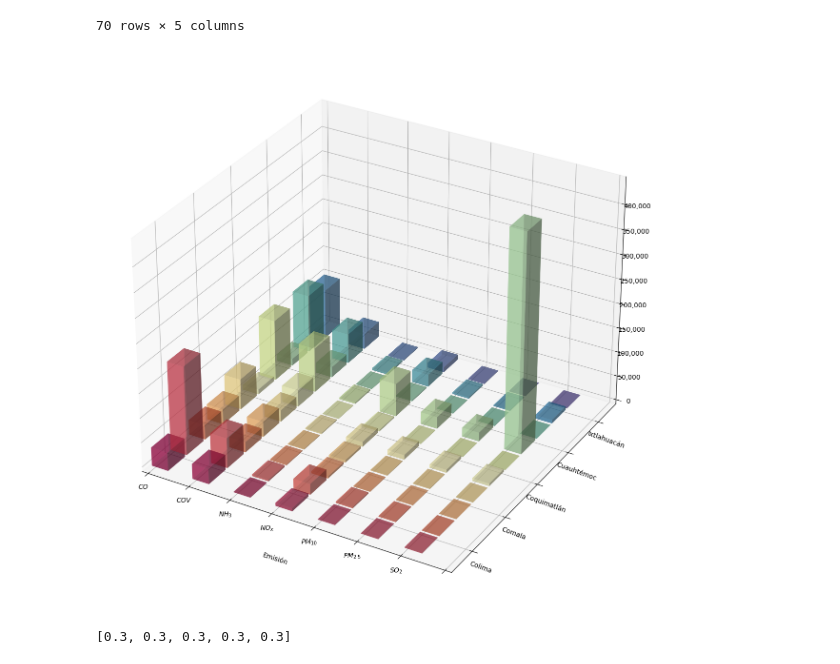
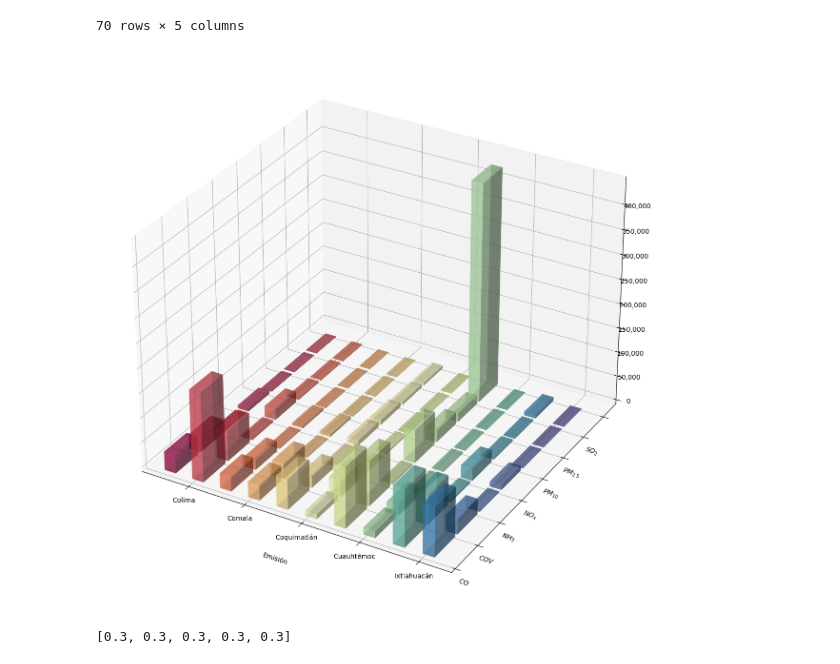
Before and after one commit to pcorner10/pronaces_analisis, a Jupyter notebook: INEM.ipynb, the cells around one changed output. Cells and saved outputs as stored; diff of their text form; code cells hidden in the pictures.

```diff
--- a/INEM.ipynb
+++ b/INEM.ipynb
@@ -716,39 +724,39 @@ depth = 0.9
 colors = [plt.cm.Spectral(each) for each in np.linspace(0, 1, 70)]
 
 
 ax1.bar3d(
+       mun_colima_grouped["y"],
        mun_colima_grouped["x"],
-       mun_colima_grouped["y"],
        bottom, width, depth,
        mun_colima_grouped["emisiones"],
        shade=True,
        color=colors,
        alpha=0.5)
 
 ax1.zaxis.set_major_formatter(ticker.FuncFormatter(lambda x, pos: '{:,.0f}'.format(x)))
 
 # replace set_xticklabels "nom_mun"
 # if Armería is the first mun, then xticks = 1, 2, 3, 4, 5, 6, 7, 8, 9, 10, 11, 12
 
-ax1.set_xticklabels(mun_colima_grouped["emision"].unique())
-ax1.set_xlim(1, 8)
+ax1.set_xticklabels(mun_colima_grouped["nom_mun"].unique())
+#ax1.set_xlim(1, 11)
 #
 ## replace yticks by mun_colima_grouped["emision"].unique()
-ax1.set_yticklabels(mun_colima_grouped["nom_mun"].unique(), rotation=-20)
-ax1.set_ylim(1, 11)
+ax1.set_yticklabels(mun_colima_grouped["emision"].unique(), rotation=-20)
+ax1.set_ylim(1, 8.5)
 
 # increse distance between xticks and yticks
 #ax1.tick_params(axis='y', pad=10)
 
 #ax1.set_ylabel("Municipio", labelpad=20)
 ax1.set_xlabel("Emisión", labelpad=20)
 ax1.set_zlabel("Emisiones (Ton)", labelpad=20)
 
 
 plt.tight_layout()
 plt.show()
 # %% [output]
-[figure, old version]
+[figure, new version]
 # %%
 [0.3]*5
 # %% [output]
```
Also changed, not shown: parts of 5 cells of this notebook, 4 other files.
